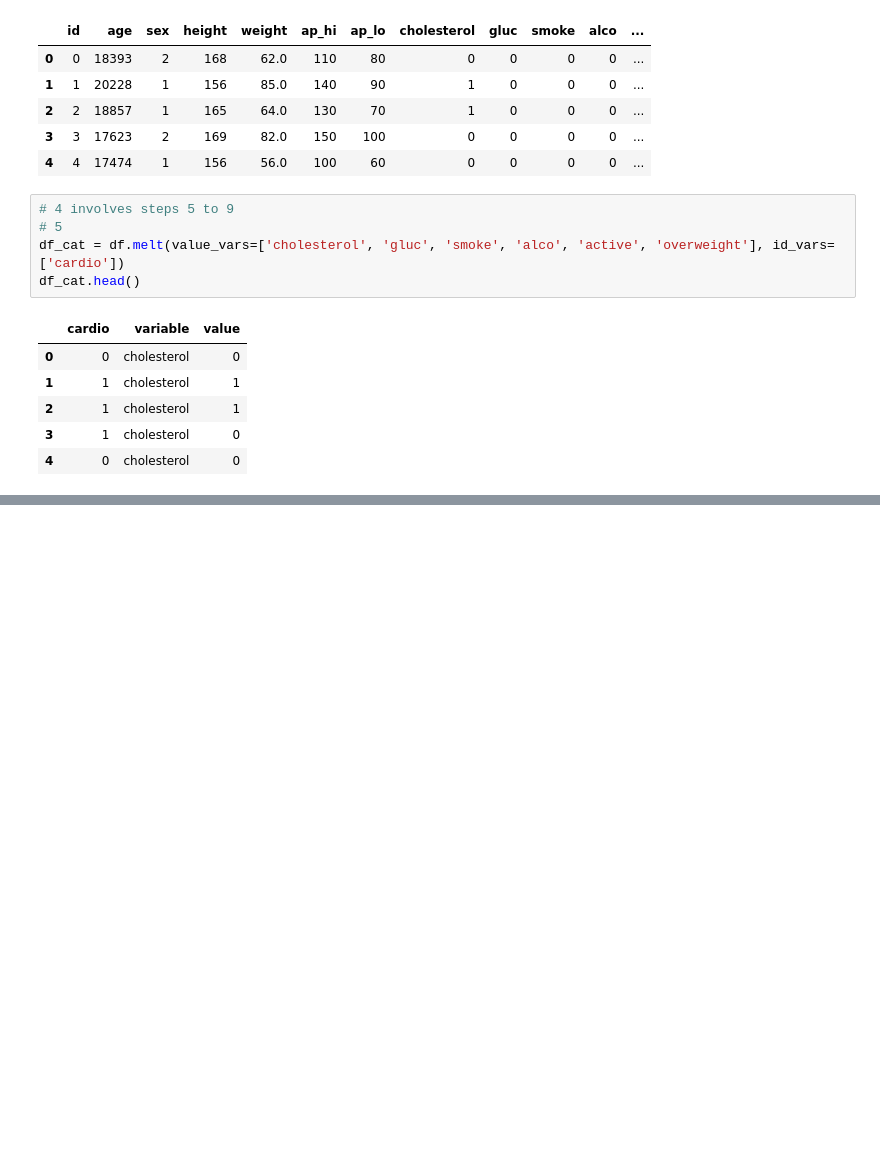
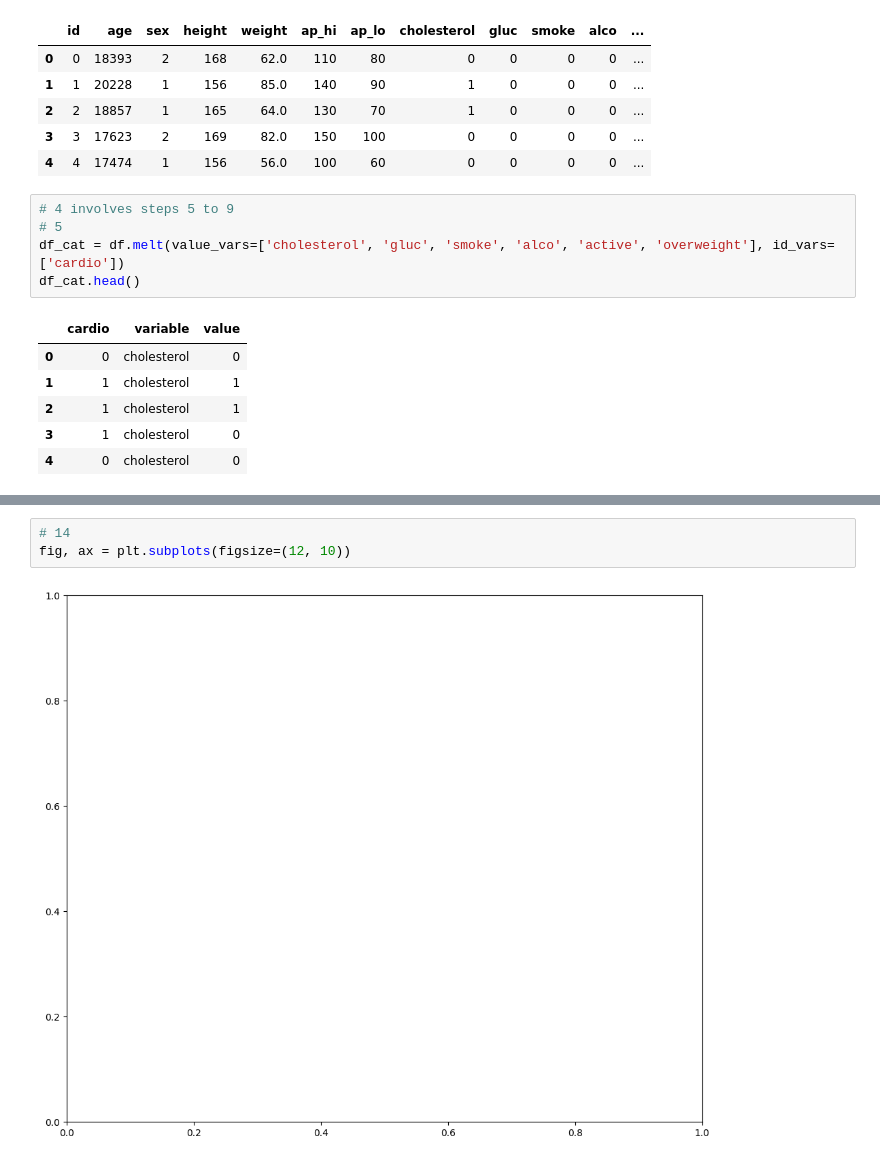
Before and after one commit to Kyo-Fox22/boilerplate-medical-data-visualizer, a Jupyter notebook: test.ipynb, the cells around one changed output, grey strips where cells are left out. Saved outputs shown, nothing was run; the diff lists cells and outputs as text; blank space fills up the shorter version.

```diff
--- a/test.ipynb
+++ b/test.ipynb
@@ -71,0 +143,5 @@ Name: count, dtype: int64
+# %%
+# 14
+fig, ax = plt.subplots(figsize=(12, 10))
+# %% [output]
+[figure, added]
```
Also changed, not shown: parts of 9 cells of this notebook.
